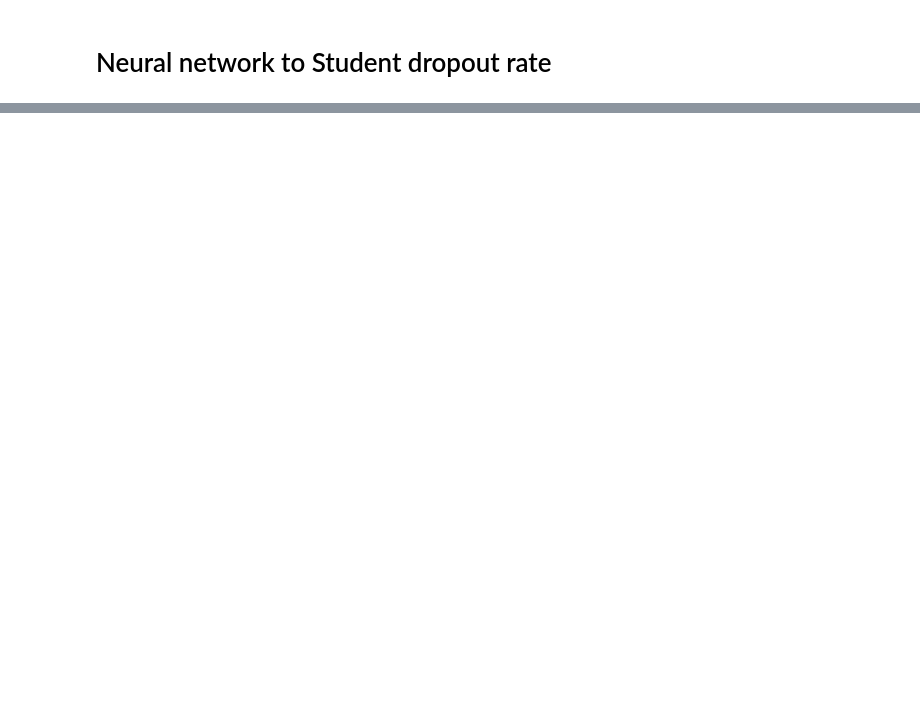
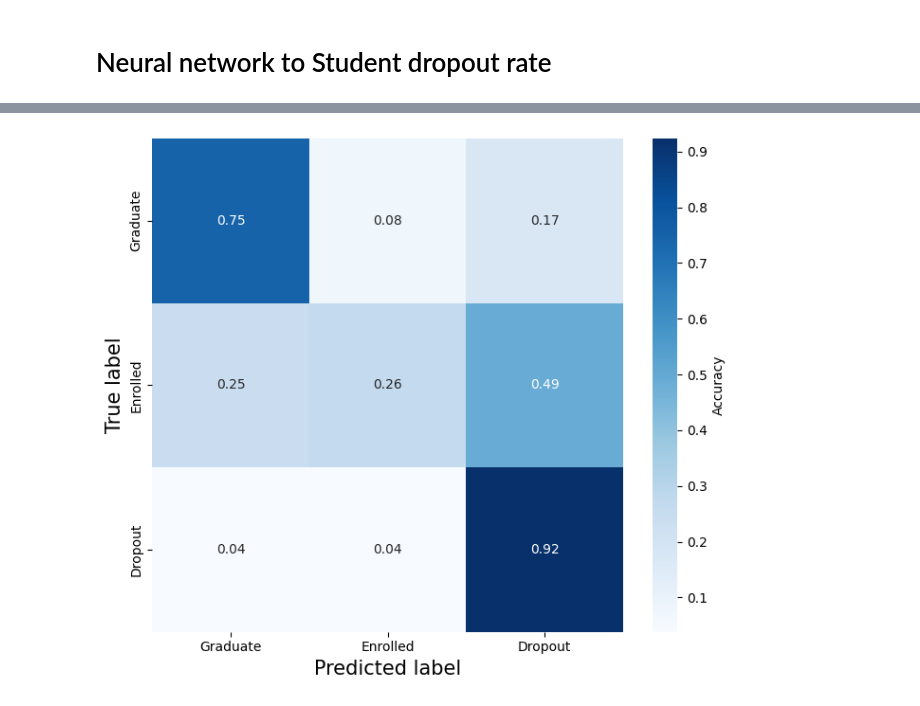
Before and after one commit to m-nader/FYS-STK4155-group14, a Jupyter notebook: project_3/Code/nn.ipynb, the cells around one changed output, grey strips where cells are left out. Cells and saved outputs as stored; diff of their text form; code cells hidden in the pictures; blank space fills up the shorter version.

Commit message:
NN tests and figures

```diff
--- a/project_3/Code/nn.ipynb
+++ b/project_3/Code/nn.ipynb
@@ -119,0 +89,33 @@ plt.show()
+# %%
+# eta = eta_vals[2]
+# lmbd = lmbd_vals[5]
+eta = 1.e-3
+lmbd = 1.
+
+epochs = 100
+n_hidden_neurons = [100]
+
+
+dnn = MLPClassifier(hidden_layer_sizes=n_hidden_neurons, activation='logistic',
+                            alpha=lmbd, learning_rate_init=eta, max_iter=epochs)
+dnn.fit(X_train, y_train)
+
+y_pred = dnn.predict(X_test)
+# %%
+
+cm = confusion_matrix(y_test, y_pred)
+
+target_names = ['Graduate', 'Enrolled', 'Dropout']
+
+cm_norm = cm.astype(float) / cm.sum(axis=1, keepdims=True)
+plt.figure(figsize=(7, 6))
+sns.heatmap(cm_norm, annot=True, fmt=".2f", cmap="Blues",
+            xticklabels=target_names,
+            yticklabels=target_names, cbar_kws={'label':'Accuracy'})
+plt.xlabel("Predicted label", fontsize=15)
+plt.ylabel("True label", fontsize=15)
+plt.tight_layout()
+#plt.savefig('../Figures/Fashion_MNIST_confusion_matrix.png', dpi=300, bbox_inches='tight')
+plt.show()
+# %% [output]
+[figure, added]
```
Also changed, not shown: parts of 7 cells of this notebook, 2 other files.
